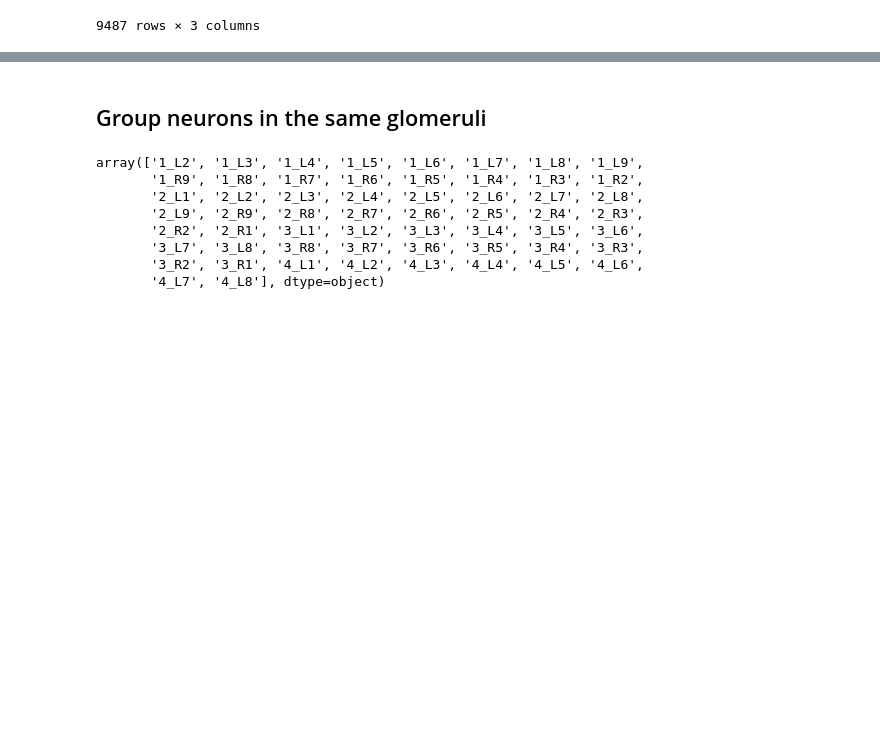
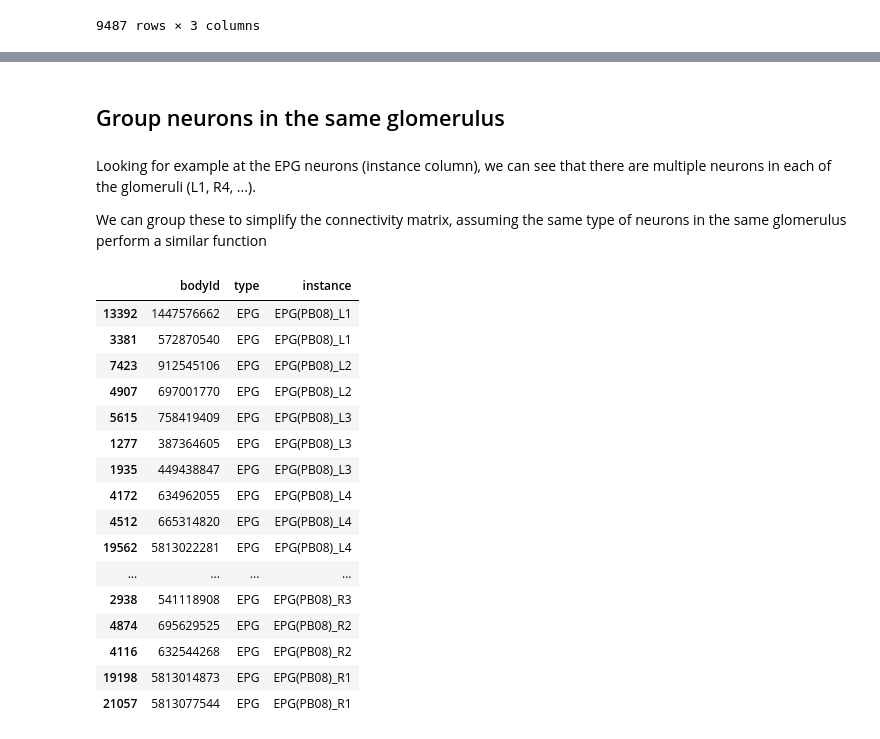
Before and after one commit to Dominic-DallOsto/insect-navigation-sinusoidal-optimality, a Jupyter notebook: fruit_fly_data_analysis.ipynb, the cells around one changed output, grey strips where cells are left out. Drawn from its saved outputs; the diff is of its cells as text; code cells hidden in the pictures; blank space fills up the shorter version.

```diff
--- a/fruit_fly_data_analysis.ipynb
+++ b/fruit_fly_data_analysis.ipynb
@@ -98,3 +105,27 @@ plt.show()
 # %% [markdown]
-## Group neurons in the same glomeruli
+## Group neurons in the same glomerulus
+# %% [markdown]
+Looking for example at the EPG neurons (instance column), we can see that there are multiple neurons in each of the glomeruli (L1, R4, ...).
+
+We can group these to simplify the connectivity matrix, assuming the same type of neurons in the same glomerulus perform a similar function
+# %%
+epg
+# %% [output]
+|  | bodyId | type | instance |
+| 13392 | 1447576662 | EPG | EPG(PB08)_L1 |
+| 3381 | 572870540 | EPG | EPG(PB08)_L1 |
+| 7423 | 912545106 | EPG | EPG(PB08)_L2 |
+| 4907 | 697001770 | EPG | EPG(PB08)_L2 |
+| 5615 | 758419409 | EPG | EPG(PB08)_L3 |
+| 1277 | 387364605 | EPG | EPG(PB08)_L3 |
+| 1935 | 449438847 | EPG | EPG(PB08)_L3 |
+| 4172 | 634962055 | EPG | EPG(PB08)_L4 |
+| 4512 | 665314820 | EPG | EPG(PB08)_L4 |
+| 19562 | 5813022281 | EPG | EPG(PB08)_L4 |
+| ... | ... | ... | ... |
+| 2938 | 541118908 | EPG | EPG(PB08)_R3 |
+| 4874 | 695629525 | EPG | EPG(PB08)_R2 |
+| 4116 | 632544268 | EPG | EPG(PB08)_R2 |
+| 19198 | 5813014873 | EPG | EPG(PB08)_R1 |
+| 21057 | 5813077544 | EPG | EPG(PB08)_R1 |
 # %%
@@ -110,14 +143,3 @@ neuron_groups = neuron_groups[np.argsort(unique_indices)]
-# %%
-neuron_groups
-# %% [output]
-array(['1_L2', '1_L3', '1_L4', '1_L5', '1_L6', '1_L7', '1_L8', '1_L9',
-       '1_R9', '1_R8', '1_R7', '1_R6', '1_R5', '1_R4', '1_R3', '1_R2',
-       '2_L1', '2_L2', '2_L3', '2_L4', '2_L5', '2_L6', '2_L7', '2_L8',
-       '2_L9', '2_R9', '2_R8', '2_R7', '2_R6', '2_R5', '2_R4', '2_R3',
-       '2_R2', '2_R1', '3_L1', '3_L2', '3_L3', '3_L4', '3_L5', '3_L6',
-       '3_L7', '3_L8', '3_R8', '3_R7', '3_R6', '3_R5', '3_R4', '3_R3',
-       '3_R2', '3_R1', '4_L1', '4_L2', '4_L3', '4_L4', '4_L5', '4_L6',
-       '4_L7', '4_L8'], dtype=object)
 # %%
 # create the grouped connectivity_matrix
 connectivity_matrix_grouped = np.zeros((len(neuron_groups), len(neuron_groups)))
```
Also changed, not shown: parts of 8 cells of this notebook, 3 other files.
